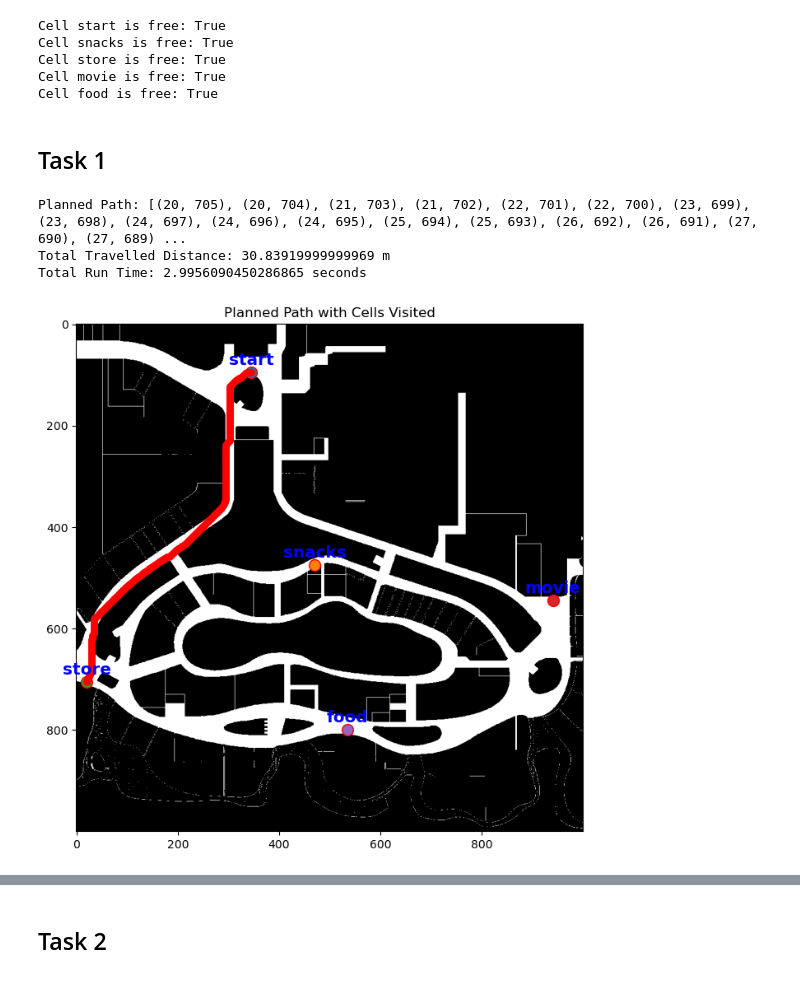
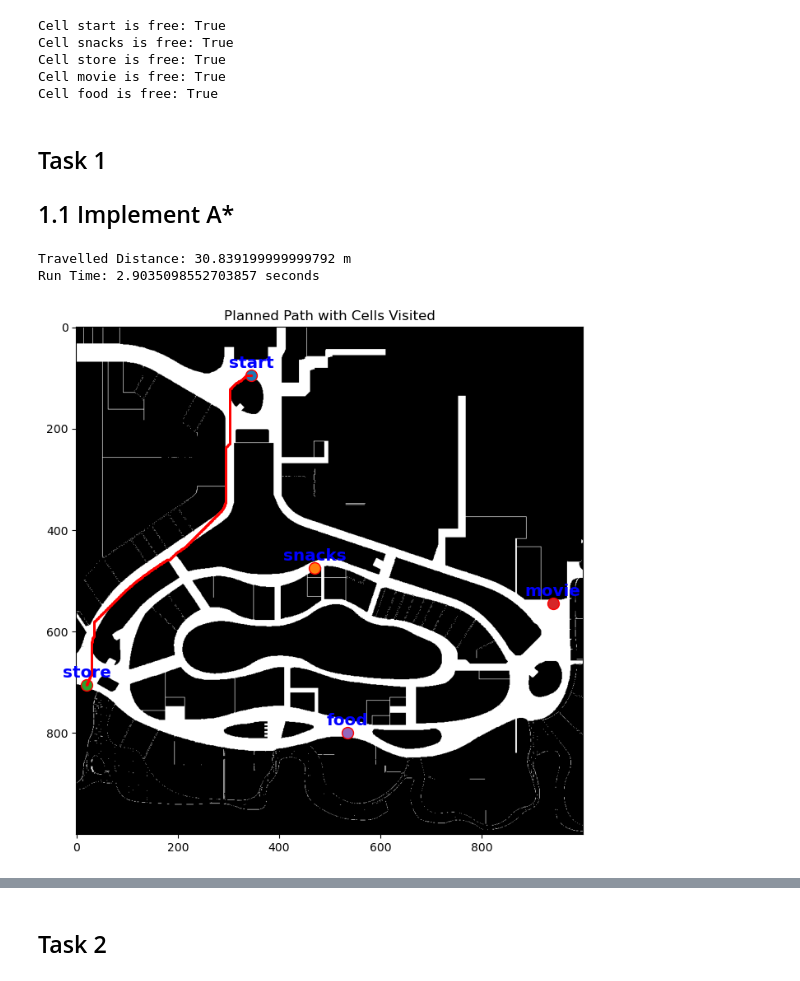
Before and after one commit to huangyqs123/ME5413_HW3, a Jupyter notebook: HW3_Task1&2/homework3.ipynb, the cells around one changed output, grey strips where cells are left out. Drawn from its saved outputs; the diff is of its cells as text; code cells hidden in the pictures.

```diff
--- a/HW3_Task1&2/homework3.ipynb
+++ b/HW3_Task1&2/homework3.ipynb
@@ -59,6 +59,7 @@ Cell movie is free: True
 Cell food is free: True
 # %% [markdown]
 ## Task 1
+## 1.1 Implement A*
 # %%
 import time
 def heuristic_function(start, goal):
@@ -79,7 +80,15 @@ def reconstruct_path(came_from, current):
         total_path.append(current)
     return total_path
 
-def a_star(start, goal):
+def calculate_distance(path):
+    total_distance = 0
+    for i in range(1, len(path)):
+        dx = path[i][0] - path[i-1][0]
+        dy = path[i][1] - path[i-1][1]
+        total_distance += get_cost(dx, dy)
+    return total_distance
+
+def a_star(start, goal, grid_map):
     open_set = {start}
     came_from = {}
     g_score = {start: 0}
@@ -97,39 +106,38 @@ def a_star(start, goal):
                     continue
 
                 neighbor = (current[0] + dx, current[1] + dy)
                 if not is_valid(neighbor, grid_map):
                     continue
 
                 cost = get_cost(dx, dy)
                 tentative_g_score = g_score[current] + cost
                 if neighbor not in g_score or tentative_g_score < g_score[neighbor]:
                     came_from[neighbor] = current
                     g_score[neighbor] = tentative_g_score
                     f_score[neighbor] = tentative_g_score + heuristic_function(neighbor, goal)
                     if neighbor not in open_set:
                         open_set.add(neighbor)
 
     return None, float('inf')
 
 # Finding path from start to store
 start_time = time.time()
-path, total_distance = a_star(tuple(locations['start']), tuple(locations['store']))
+path, _ = a_star(tuple(locations['start']), tuple(locations['store']), grid_map)
+total_distance = calculate_distance(path)
 end_time = time.time()
-print("Planned Path:", path)
-print("Total Travelled Distance:", total_distance * MAP_RES, "m")
-print("Total Run Time:", end_time - start_time, "seconds")
+print("Travelled Distance:", total_distance * MAP_RES, "m")
+print("Run Time:", end_time - start_time, "seconds")
 
 # Visualize the planned path and cells visited
 plt.figure(figsize=(8, 8))
 plt.imshow(grid_map_img, cmap='gray')
 plot_locations(locations, color='blue')
 if path:
     path_x, path_y = zip(*path)
-    plt.plot(path_x, path_y, marker='o', color='red', markersize=5, linestyle='-')
+    plt.plot(path_x, path_y, marker='o', color='red', markersize=1, linestyle='-')
 plt.title('Planned Path with Cells Visited')
 plt.show()
 # %% [output]
-Planned Path: [(20, 705), (20, 704), (21, 703), (21, 702), (22, 701), (22, 700), (23, 699), (23, 698), (24, 697), (24, 696), (24, 695), (25, 694), (25, 693), (26, 692), (26, 691), (27, 690), (27, 689) ...
-Total Travelled Distance: 30.83919999999969 m
-Total Run Time: 2.9956090450286865 seconds
+Travelled Distance: 30.839199999999792 m
+Run Time: 2.9035098552703857 seconds
-[figure, old version]
+[figure, new version]
```
Also changed, not shown: parts of 4 cells of this notebook.
